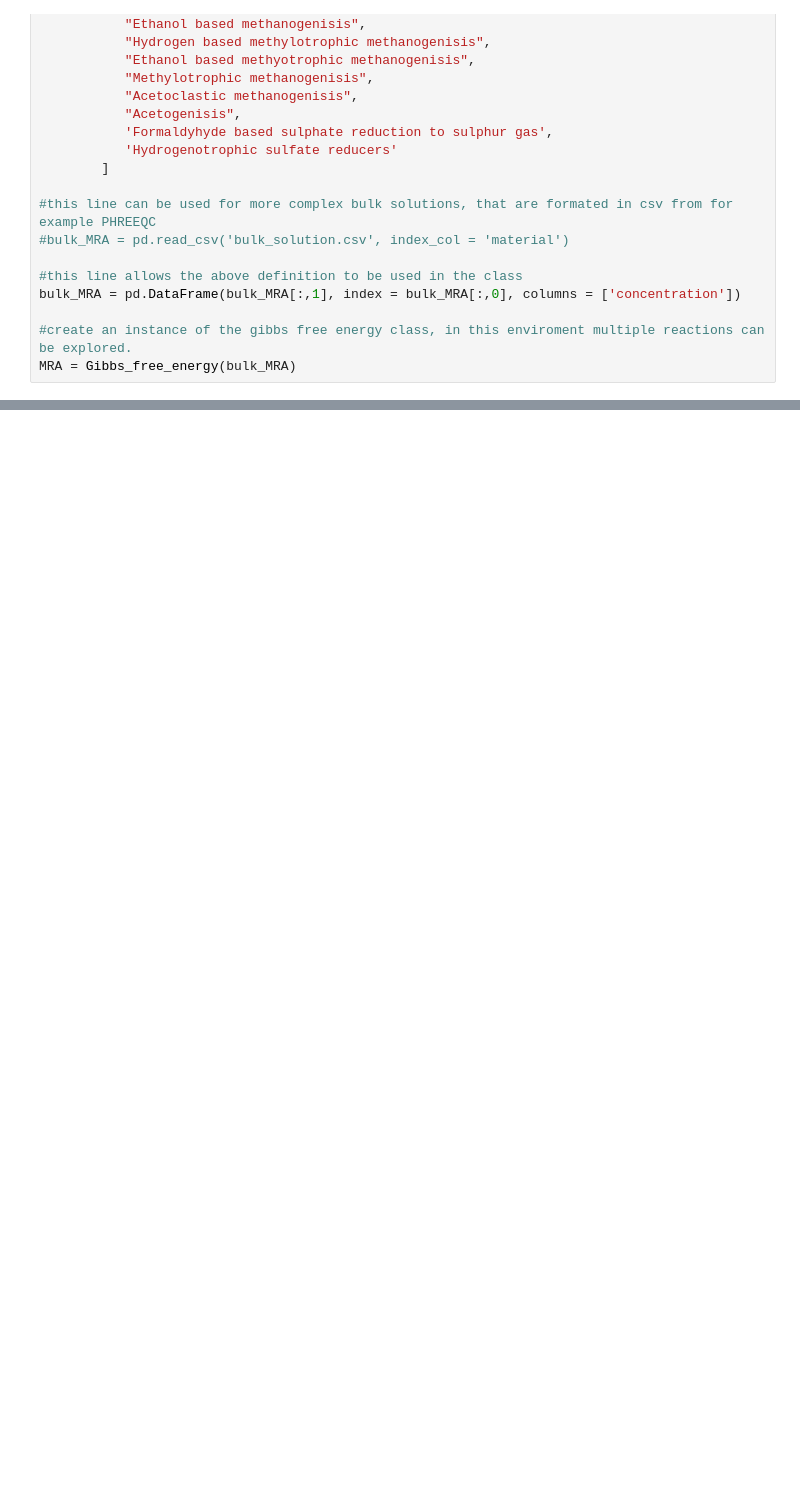
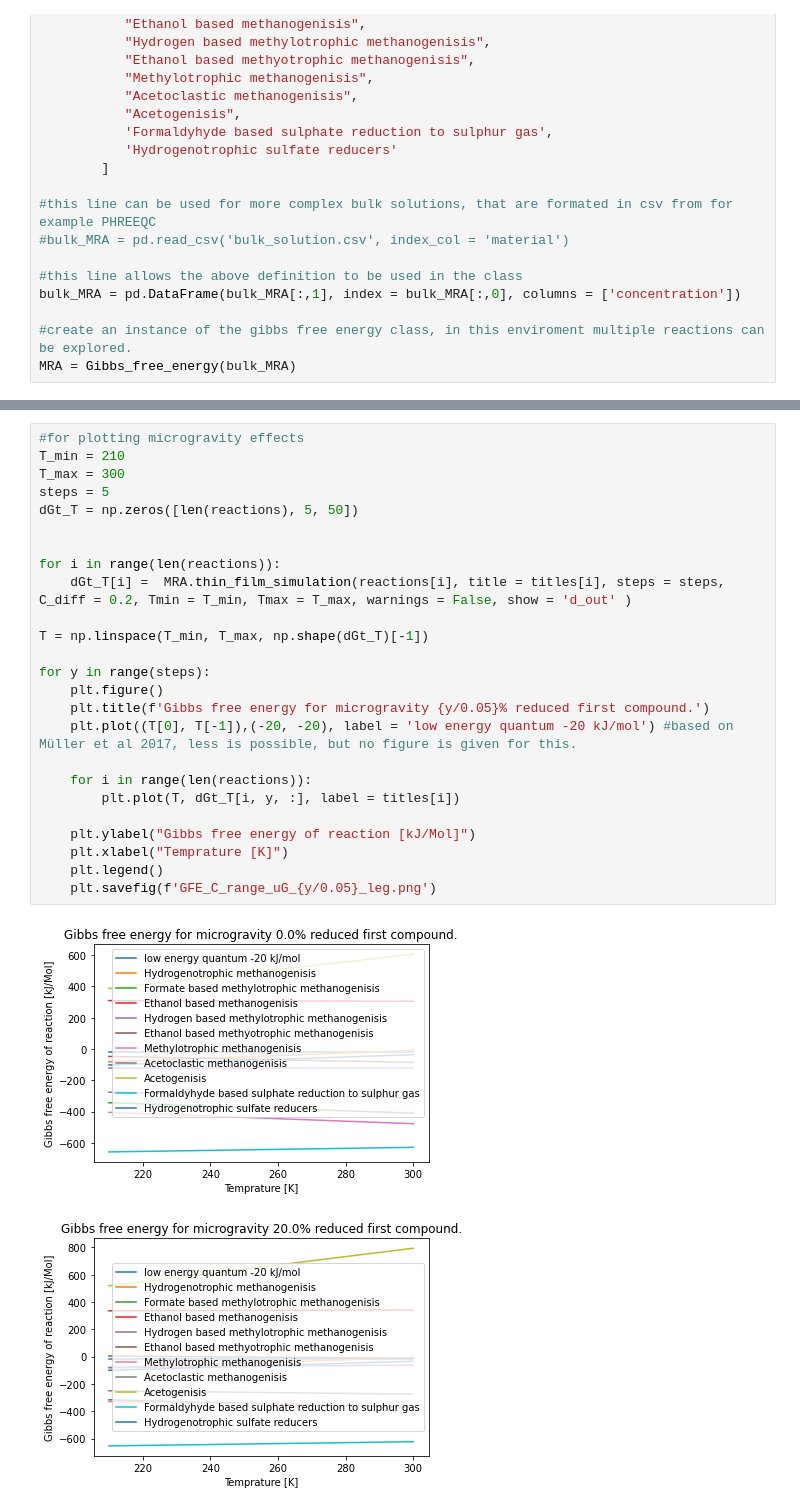
Before and after one commit to DylanDVerburg/GFEC, a Jupyter notebook: Gibsfreeenergy.ipynb, the cells around one changed output, grey strips where cells are left out. Cells and saved outputs as stored; diff of their text form; blank space fills up the shorter version.

```diff
--- a/Gibsfreeenergy.ipynb
+++ b/Gibsfreeenergy.ipynb
@@ -381,0 +412,28 @@ No concentration for  H2S(g) was found. It was set to 1
+# %%
+#for plotting microgravity effects
+T_min = 210
+T_max = 300
+steps = 5
+dGt_T = np.zeros([len(reactions), 5, 50])
+
+
+for i in range(len(reactions)):
+    dGt_T[i] =  MRA.thin_film_simulation(reactions[i], title = titles[i], steps = steps, C_diff = 0.2, Tmin = T_min, Tmax = T_max, warnings = False, show = 'd_out' )
+
+T = np.linspace(T_min, T_max, np.shape(dGt_T)[-1])
+
+for y in range(steps):
+    plt.figure()
+    plt.title(f'Gibbs free energy for microgravity {y/0.05}% reduced first compound.')
+    plt.plot((T[0], T[-1]),(-20, -20), label = 'low energy quantum -20 kJ/mol') #based on Müller et al 2017, less is possible, but no figure is given for this.
+
+    for i in range(len(reactions)):
+        plt.plot(T, dGt_T[i, y, :], label = titles[i])
+
+    plt.ylabel("Gibbs free energy of reaction [kJ/Mol]")
+    plt.xlabel("Temprature [K]")
+    plt.legend()
+    plt.savefig(f'GFE_C_range_uG_{y/0.05}_leg.png')
+# %% [output]
+[figure, added]
+[figure, added]
```
Also changed, not shown: parts of 3 cells of this notebook.
